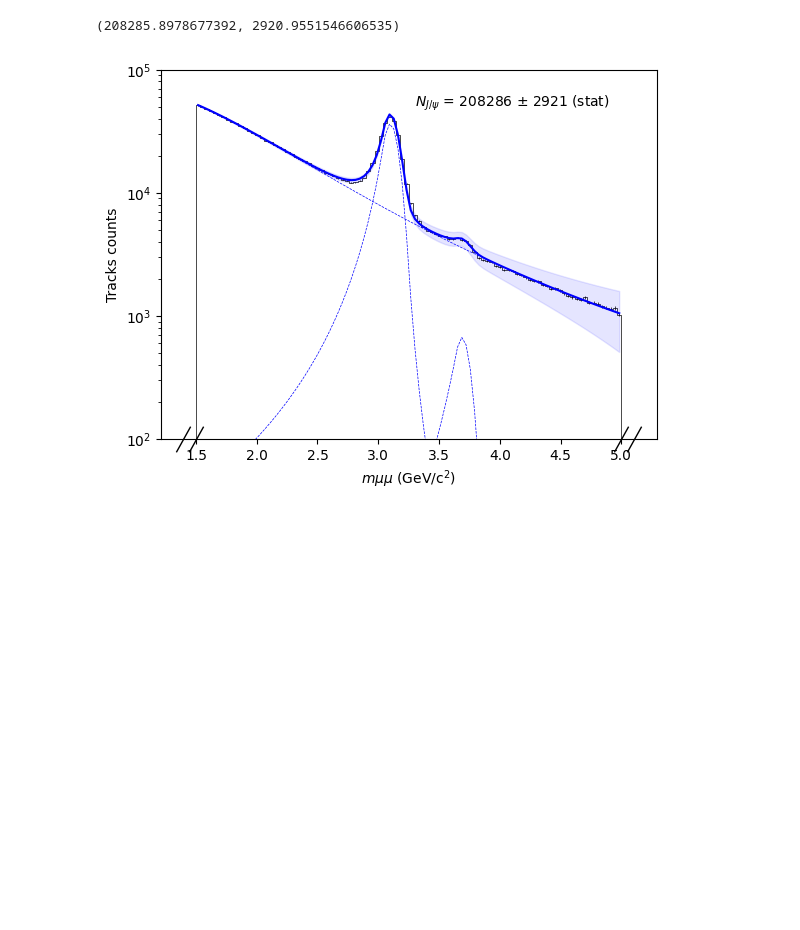
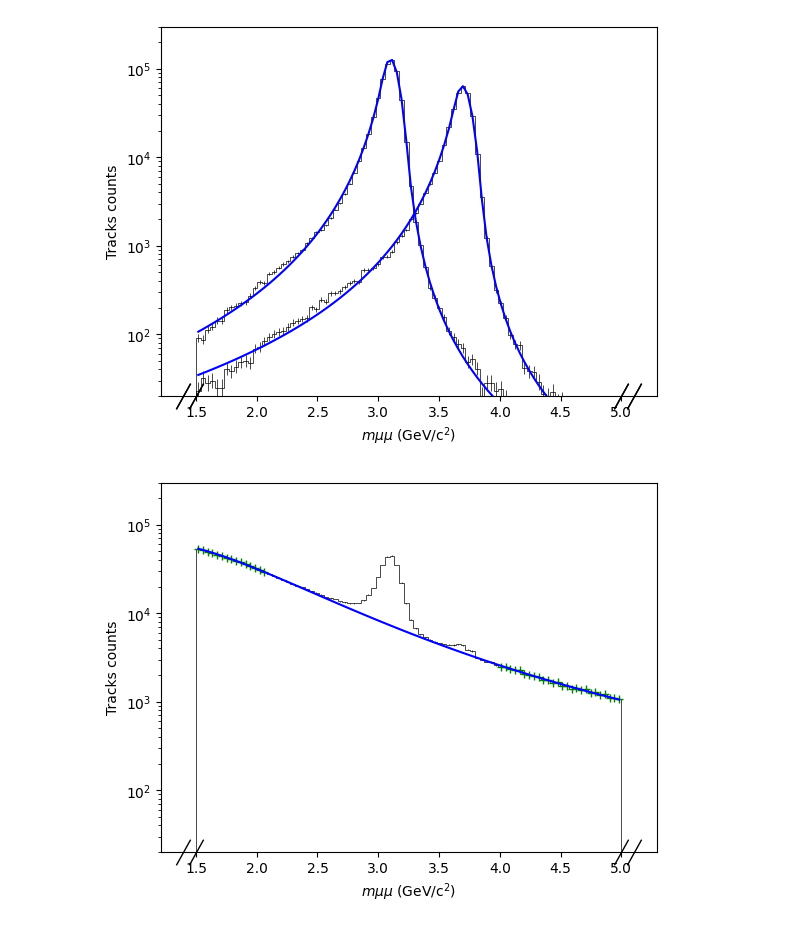
Before and after one commit to nantes-m2-rps-exp/qqbar2mumu-2023, a Jupyter notebook: notebooks/fit.ipynb, the cells around one changed output. Saved outputs shown, nothing was run; the diff lists cells and outputs as text; code cells hidden in the pictures; blank space fills up the shorter version.

```diff
--- a/notebooks/fit.ipynb
+++ b/notebooks/fit.ipynb
@@ -11,7 +11,7 @@ import warnings
 # Global variables
 # ----------------
 
-x0, x1 = 1, 10  # Integration interval
+x0, x1 = 1, 100  # Integration interval
 fit_on = True
 nruns = 108  #  all: 108
 # %%
@@ -148,6 +229,18 @@ def fillhist(h,type,pTl,pTu):
         h.fill(A)
     f.close()
 
+# p0
+def p0reso(resofunc, hJPsi, hPsi2S):
+    if resofunc is CB2:
+        p0tails = [9.96e-01, 3.04e+00, 1.82e+00, 2.55e+01]
+        p0JPsi = np.array([(hJPsi[3.10*1j]), 3.10, 7.29e-02, *p0tails])
+        p0Psi2S = np.array([(hPsi2S[3.68*1j]), 3.68, 7.29e-02, *p0tails])
+    elif resofunc is NA60:
+        p0tails = [1, 1.8, 1, 1, 1, 1, 1, 1]
+        p0JPsi = np.array([(hJPsi[3.10*1j]), 3.10, 7.29e-02, *p0tails])
+        p0Psi2S = np.array([(hPsi2S[3.68*1j]), 3.68, 7.29e-02, *p0tails])
+    return p0JPsi, p0Psi2S
+
 # Make bounds
 def mklb(p0, var):
     return p0*(1-np.sign(p0)*var)
@@ -453,7 +561,18 @@ def finalfit(nbin, massmin, massmax, bgfunc=expVWG, resofunc=CB2, plot_on=False)
 
     return IJPsi/dmass, errJPsi/dmass
 # %%
-finalfit(100, 1.5, 5.0, bgfunc=expVWG, plot_on=True)
+fig = []
+axes = []
+for i in range(3):
+    fig.append(plt.figure())
+    axes.append(plt.gca())
+fitroutine(0, 1000,
+           axes=axes,
+           nbin=90, massmin=1.5, massmax=5.0,
+           resofunc=CB2, bgfunc=expVWG,
+           plot_on=True, show_range=False,
+           show_xlabel=True, show_ylabel=True)
+fig[2].savefig('fig/main_fit.pdf')
 # %% [output]
-(208285.8978677392, 2920.9551546606535)
-[figure, old version]
+[figure, new version]
+[figure, added]
```
Also changed, not shown: parts of 11 cells of this notebook.
